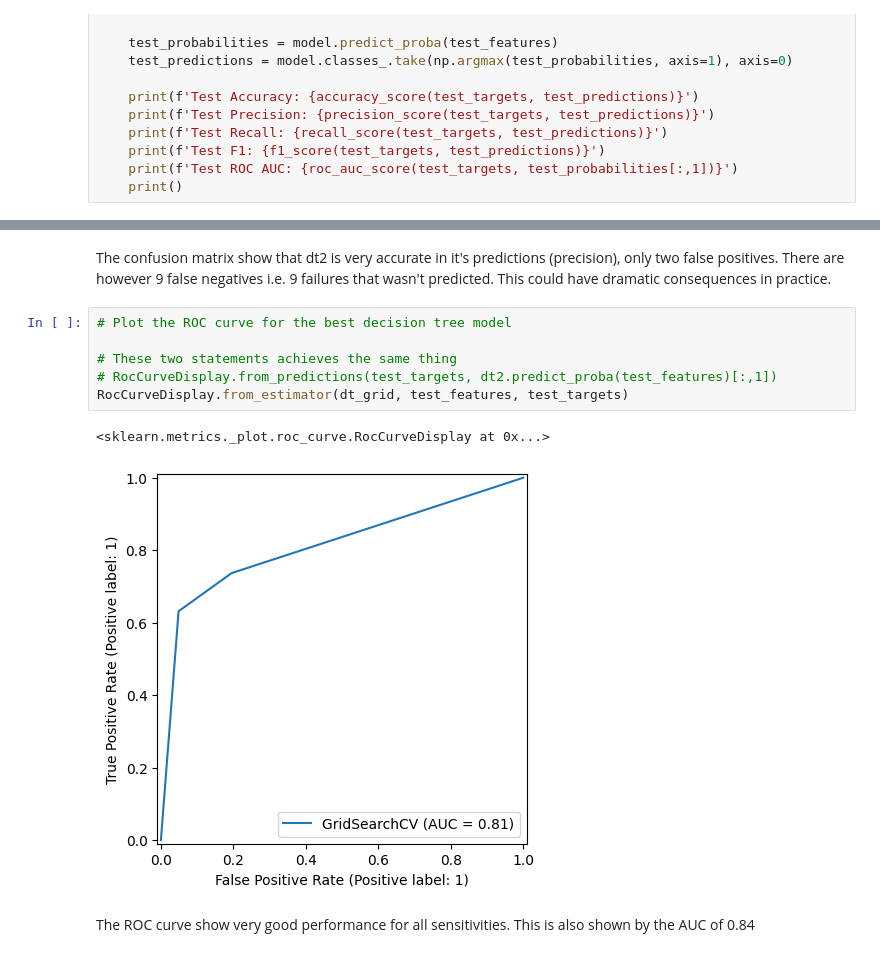
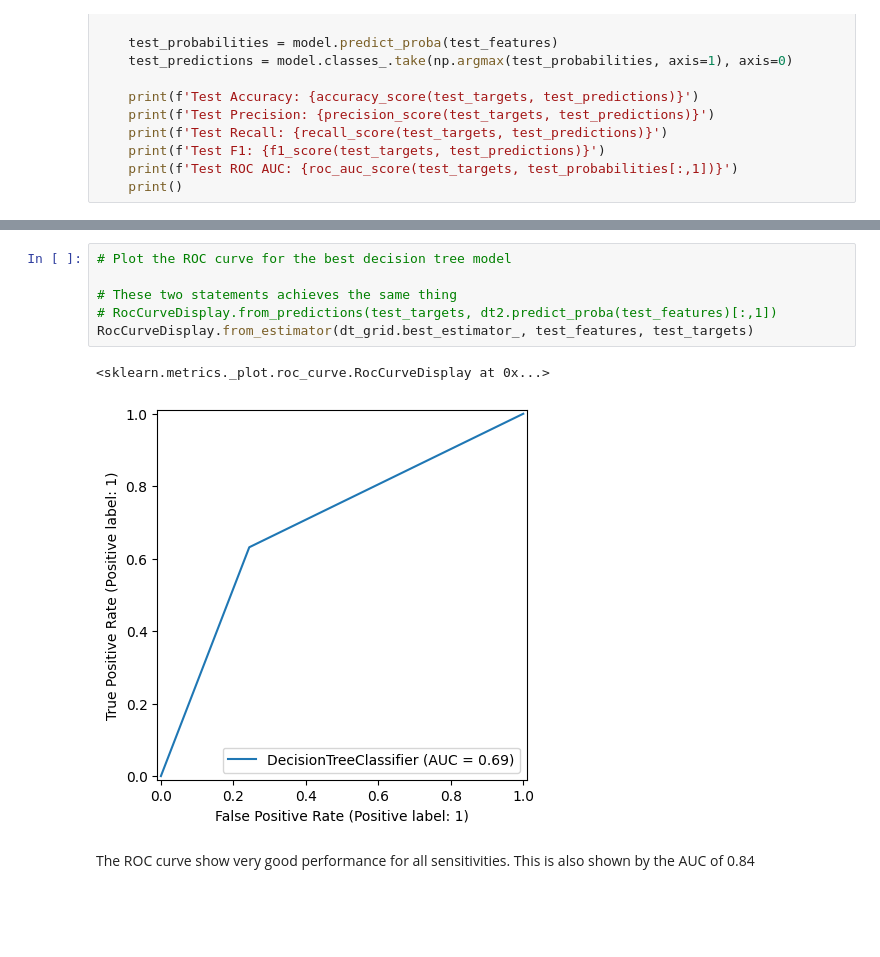
Before and after one commit to lavima/itf31519_2024, a Jupyter notebook: more_supervised_algorithmss/comparing_supportvectormachines_decisiontrees_naivebayes.ipynb, the cells around one changed output, grey strips where cells are left out. Drawn from its saved outputs; the diff is of its cells as text; blank space fills up the shorter version.

```diff
--- a/more_supervised_algorithmss/comparing_supportvectormachines_decisiontrees_naivebayes.ipynb
+++ b/more_supervised_algorithmss/comparing_supportvectormachines_decisiontrees_naivebayes.ipynb
@@ -195,14 +206,12 @@ ConfusionMatrixDisplay.from_estimator(dt_grid, test_features, test_targets)
-# %% [markdown]
-The confusion matrix show that dt2 is very accurate in it's predictions (precision), only two false positives. There are however 9 false negatives i.e. 9 failures that wasn't predicted. This could have dramatic consequences in practice.
 # %%
 # Plot the ROC curve for the best decision tree model
 
 # These two statements achieves the same thing
 # RocCurveDisplay.from_predictions(test_targets, dt2.predict_proba(test_features)[:,1])
-RocCurveDisplay.from_estimator(dt_grid, test_features, test_targets)
+RocCurveDisplay.from_estimator(dt_grid.best_estimator_, test_features, test_targets)
 # %% [output]
 <sklearn.metrics._plot.roc_curve.RocCurveDisplay at 0x...>
-[figure, old version]
+[figure, new version]
 # %% [markdown]
 The ROC curve show very good performance for all sensitivities. This is also shown by the AUC of 0.84
 # %%
```
Also changed, not shown: parts of 20 cells of this notebook.
